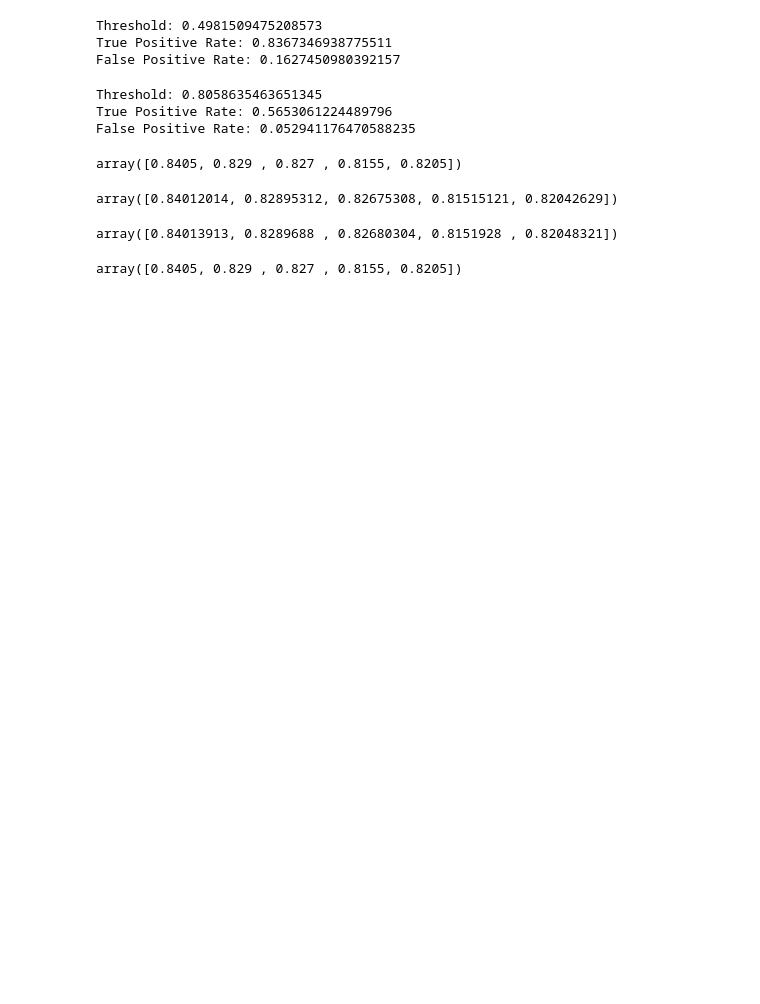
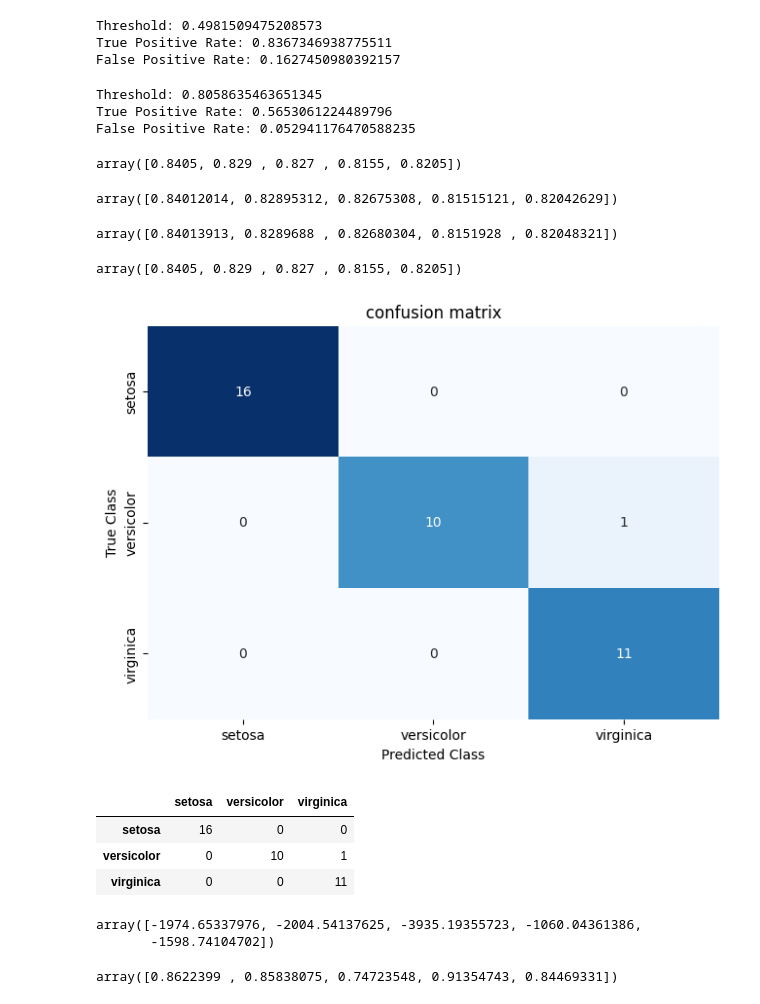
Before and after one commit to HAsadi99/python-cookbook, a Jupyter notebook: ch11.ipynb, the cells around one changed output. Saved outputs shown, nothing was run; the diff lists cells and outputs as text; code cells hidden in the pictures; blank space fills up the shorter version.

```diff
--- a/ch11.ipynb
+++ b/ch11.ipynb
@@ -291,3 +291,76 @@ array([0.84013913, 0.8289688 , 0.82680304, 0.8151928 , 0.82048321])
 cross_val_score(logit, features, target, scoring='f1_micro')
 # %% [output]
 array([0.8405, 0.829 , 0.827 , 0.8155, 0.8205])
+# %%
+# 11.7 Visualizing a Classifier’s Performance
+import matplotlib.pyplot as plt
+import seaborn as sns
+from sklearn import datasets
+from sklearn.linear_model import LogisticRegression
+from sklearn.model_selection import train_test_split
+from sklearn.metrics import confusion_matrix
+import pandas as pd
+
+iris = datasets.load_iris()
+
+features, target = iris.data, iris.target
+
+# create a list of target class name
+class_names = iris.target_names
+
+features_train, features_test, target_train, target_test = train_test_split(
+    features, target, random_state=2)
+
+# create a logistic regression
+classifier = LogisticRegression()
+
+# train model and make predictions
+target_predicted = classifier.fit(features_train, target_train).predict(features_test)
+
+# create confusion matrix
+matrix = confusion_matrix(target_test, target_predicted)
+
+# create pandas dataframe
+df = pd.DataFrame(matrix, index=class_names, columns=class_names)
+
+sns.heatmap(df, annot=True, cbar=None, cmap="Blues")
+plt.title("confusion matrix")
+plt.tight_layout()
+plt.ylabel("True Class")
+plt.xlabel("Predicted Class")
+plt.show()
+# %% [output]
+[figure, added]
+# %%
+df
+# %% [output]
+|  | setosa | versicolor | virginica |
+| setosa | 16 | 0 | 0 |
+| versicolor | 0 | 10 | 1 |
+| virginica | 0 | 0 | 11 |
+# %%
+# 11.8 Evaluating Regression Models
+
+from sklearn.datasets import make_regression
+from sklearn.model_selection import cross_val_predict
+from sklearn.linear_model import LinearRegression
+
+features, target = make_regression(n_samples=100,
+                                   n_features=3,
+                                   n_informative=3,
+                                   n_targets=1,
+                                   noise= 50,
+                                   coef = False,
+                                   random_state=1)
+
+# create a linear regression
+ols = LinearRegression()
+
+cross_val_score(ols, features, target, scoring='neg_mean_squared_error')
+# %% [output]
+array([-1974.65337976, -2004.54137625, -3935.19355723, -1060.04361386,
+       -1598.74104702])
+# %%
+cross_val_score(ols, features, target, scoring='r2')
+# %% [output]
+array([0.8622399 , 0.85838075, 0.74723548, 0.91354743, 0.84469331])
```
Also changed, not shown: parts of 1 cell of this notebook.
